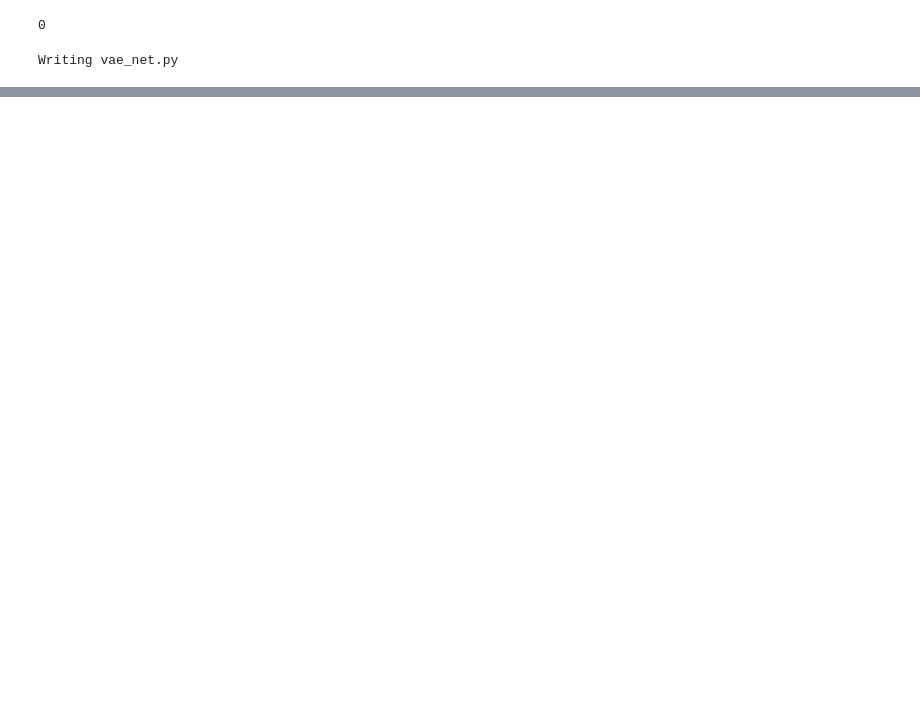
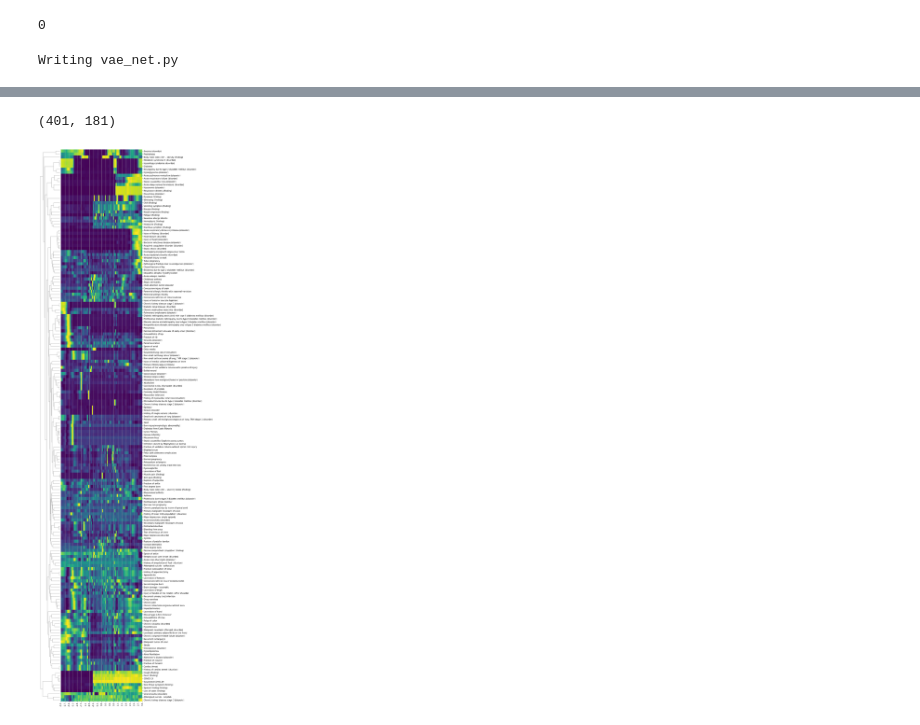
Before and after one commit to yaniv256/workshops, a Jupyter notebook: notebooks/Patient_VAE.ipynb, the cells around one changed output, grey strips where cells are left out. Saved outputs shown, nothing was run; the diff lists cells and outputs as text; code cells hidden in the pictures; blank space fills up the shorter version.

```diff
--- a/notebooks/Patient_VAE.ipynb
+++ b/notebooks/Patient_VAE.ipynb
@@ -345,7 +349,7 @@ vae = vae_net.make_vae(depth=3,
                        kl_factor=kl_factor)
 
 vae.compile(optimizer=tensorflow.keras.optimizers.Adam(learning_rate=0.0005),
-            loss="binary_crossentropy")
+            loss="mse")
 
 early_stopping = tensorflow.keras.callbacks.EarlyStopping(patience=100,
                                                           restore_best_weights=True)
@@ -377,0 +400,39 @@ KeyboardInterrupt:
+# %%
+min_x, max_x, grid_n = -3, 3, 401
+grid_x = np.linspace(min_x,max_x,grid_n)
+decoded=vae.decoder.predict(grid_x)
+decoded.shape
+# %% [output]
+(401, 181)
+# %%
+import seaborn as sns
+
+def feature_cluster(decoded, grid_x, labels, n_grid_lines, figsize=(7,5)):
+
+  clustergrid = sns.clustermap(decoded.T,cmap='viridis',
+                             cbar_kws={'orientation':'horizontal'},
+                             figsize = figsize,
+                             col_cluster= False, dendrogram_ratio=(0.2,0.0001),
+                             cbar_pos=None, standard_scale=0)
+
+  min_x, max_x, grid_n = grid_x[0], grid_x[-1], len(grid_x)
+  grid_lines = np.linspace(min_x,max_x,n_grid_lines)
+
+  ax = clustergrid.ax_heatmap
+  feature_order = clustergrid.dendrogram_row.reordered_ind
+  ordered_labels = [labels[i] for i in feature_order]
+  ax.set_xticks(np.linspace(1,grid_n,n_grid_lines))
+  ax.set_xticklabels(['{:.2}'.format(a) for a in grid_lines ])
+  ax.set_yticklabels(ordered_labels)
+  ax.tick_params(axis='y',labelright=True, labelleft=False,
+                  left=False, labelrotation=0)
+  ax.grid(axis='x')
+
+  return feature_order, ordered_labels
+# %%
+ feature_order, ordered_labels = feature_cluster(decoded, grid_x,
+                                                 df.columns,
+                                                 n_grid_lines=21,
+                                                 figsize = (8,40));
+# %% [output]
+[figure, added]
```
Also changed, not shown: parts of 22 cells of this notebook.
